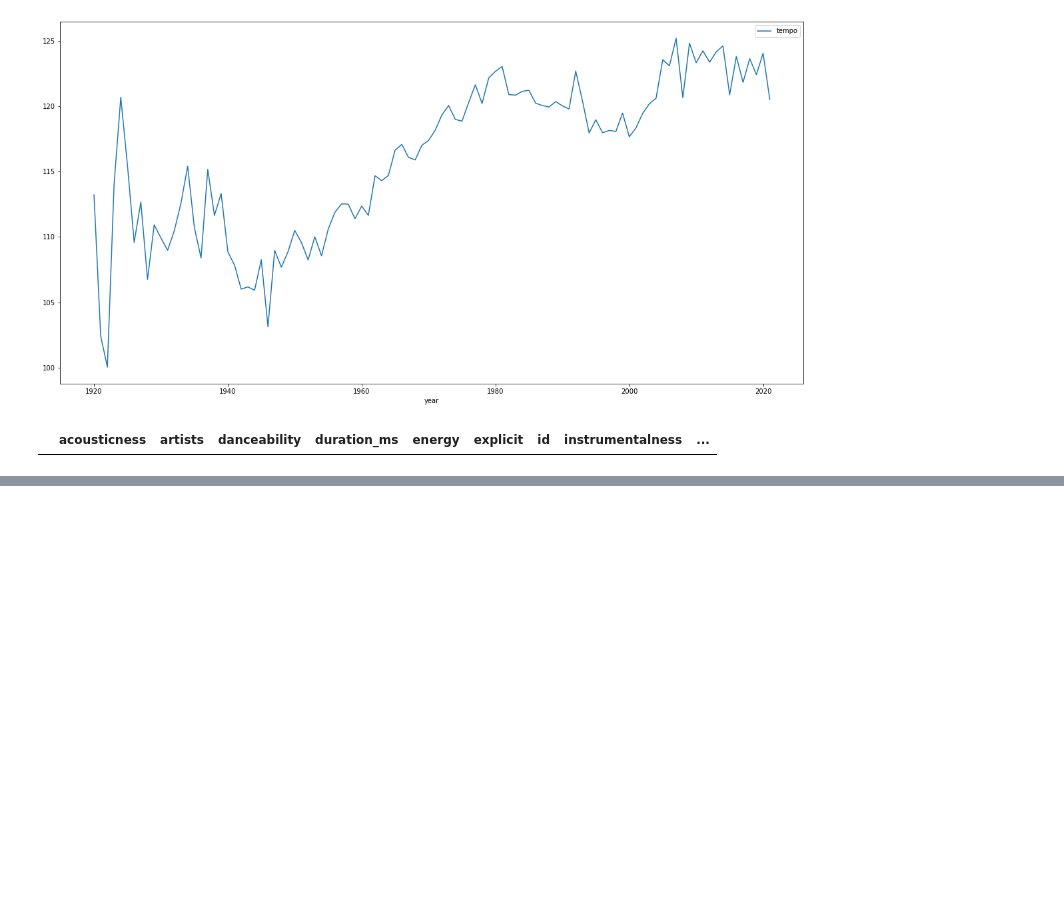
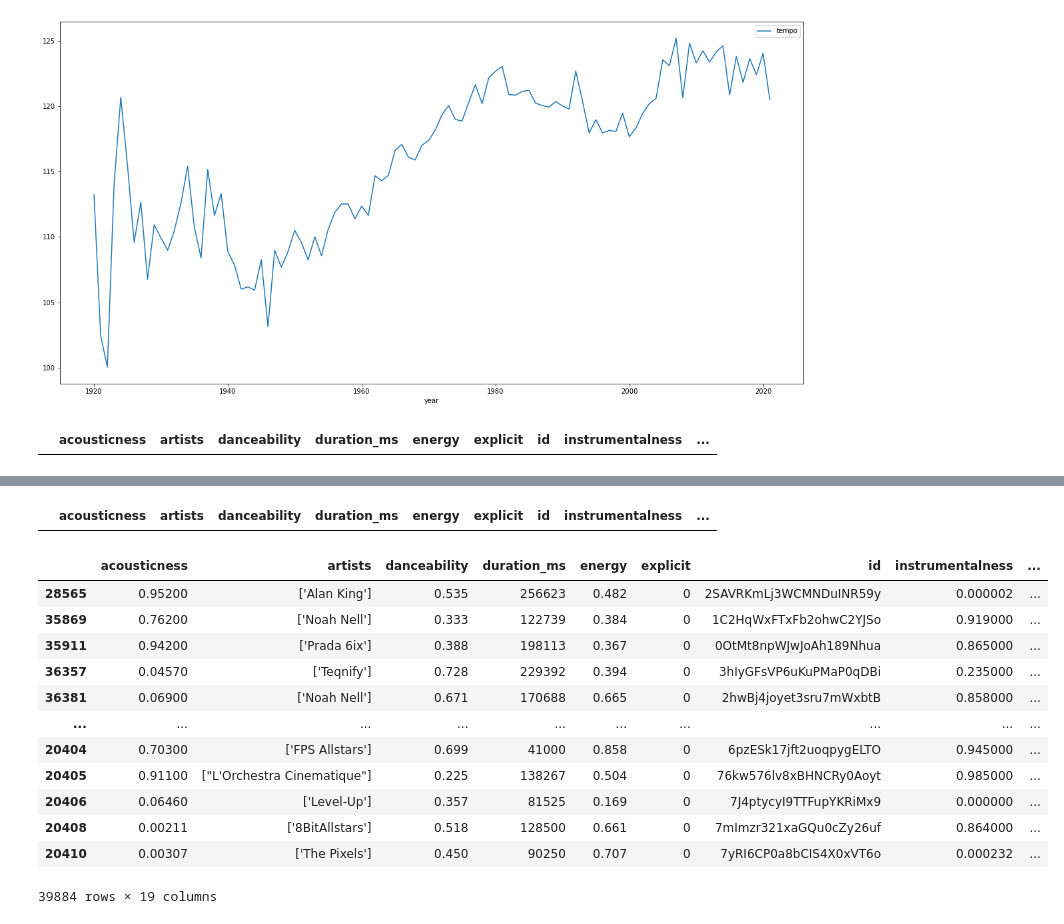
Before and after one commit to shchee5/TurnUptheData, a Jupyter notebook: Resources/CleanFullData.ipynb, the cells around one changed output, grey strips where cells are left out. Cells and saved outputs as stored; diff of their text form; code cells hidden in the pictures; blank space fills up the shorter version.

```diff
--- a/Resources/CleanFullData.ipynb
+++ b/Resources/CleanFullData.ipynb
@@ -137,0 +139,28 @@ for i in column_list:
+# %%
+columns_2 = df.columns[0:]
+df_final2 = pd.DataFrame(columns = columns_2)
+df_final2
+# %% [output]
+|  | acousticness | artists | danceability | duration_ms | energy | explicit | id | instrumentalness | ... |
+# %%
+for year in year_list:
+
+    df_sample2 = df[df['year'] == year]
+    df_new2 = df_sample2[df_sample2['popularity'] == df_sample2['popularity'].min()]
+    df_final2 = pd.concat([df_new2 , df_final2])
+
+df_final2
+# %% [output]
+|  | acousticness | artists | danceability | duration_ms | energy | explicit | id | instrumentalness | ... |
+| 28565 | 0.95200 | ['Alan King'] | 0.535 | 256623 | 0.482 | 0 | 2SAVRKmLj3WCMNDuINR59y | 0.000002 | ... |
+| 35869 | 0.76200 | ['Noah Nell'] | 0.333 | 122739 | 0.384 | 0 | 1C2HqWxFTxFb2ohwC2YJSo | 0.919000 | ... |
+| 35911 | 0.94200 | ['Prada 6ix'] | 0.388 | 198113 | 0.367 | 0 | 0OtMt8npWJwJoAh189Nhua | 0.865000 | ... |
+| 36357 | 0.04570 | ['Teqnify'] | 0.728 | 229392 | 0.394 | 0 | 3hIyGFsVP6uKuPMaP0qDBi | 0.235000 | ... |
+| 36381 | 0.06900 | ['Noah Nell'] | 0.671 | 170688 | 0.665 | 0 | 2hwBj4joyet3sru7mWxbtB | 0.858000 | ... |
+| ... | ... | ... | ... | ... | ... | ... | ... | ... | ... |
+| 20404 | 0.70300 | ['FPS Allstars'] | 0.699 | 41000 | 0.858 | 0 | 6pzESk17jft2uoqpygELTO | 0.945000 | ... |
+| 20405 | 0.91100 | ["L'Orchestra Cinematique"] | 0.225 | 138267 | 0.504 | 0 | 76kw576lv8xBHNCRy0Aoyt | 0.985000 | ... |
+| 20406 | 0.06460 | ['Level-Up'] | 0.357 | 81525 | 0.169 | 0 | 7J4ptycyI9TTFupYKRiMx9 | 0.000000 | ... |
+| 20408 | 0.00211 | ['8BitAllstars'] | 0.518 | 128500 | 0.661 | 0 | 7mImzr321xaGQu0cZy26uf | 0.864000 | ... |
+| 20410 | 0.00307 | ['The Pixels'] | 0.450 | 90250 | 0.707 | 0 | 7yRI6CP0a8bCIS4X0xVT6o | 0.000232 | ... |
+39884 rows × 19 columns
```
Also changed, not shown: parts of 12 cells of this notebook, 3 other files.
